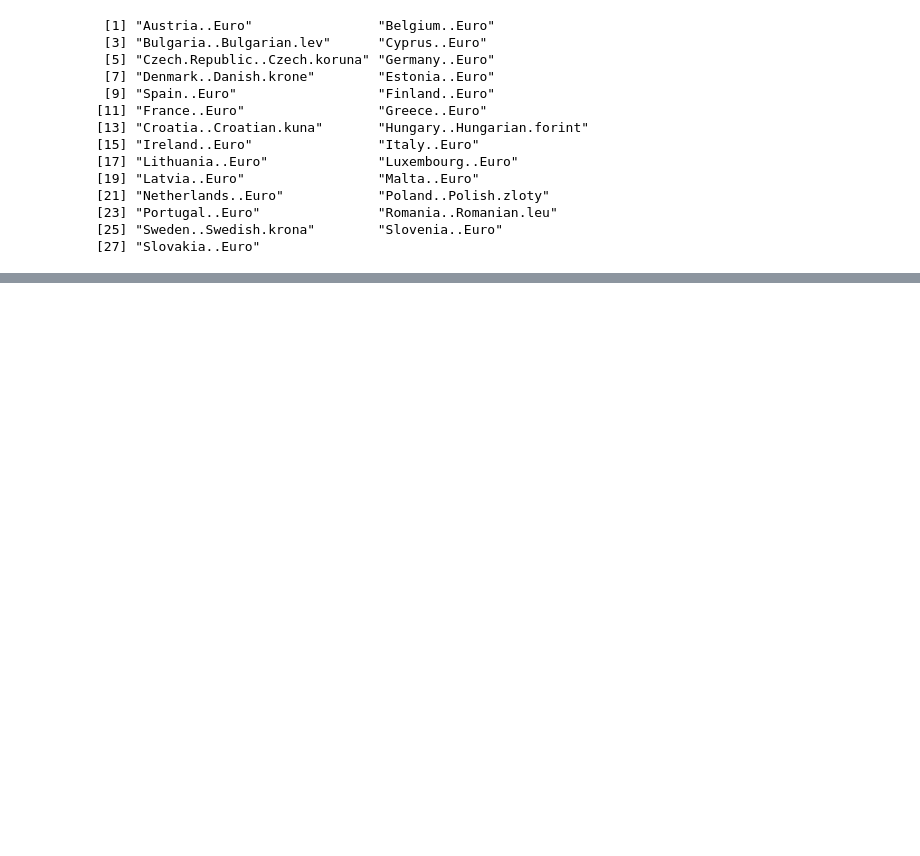
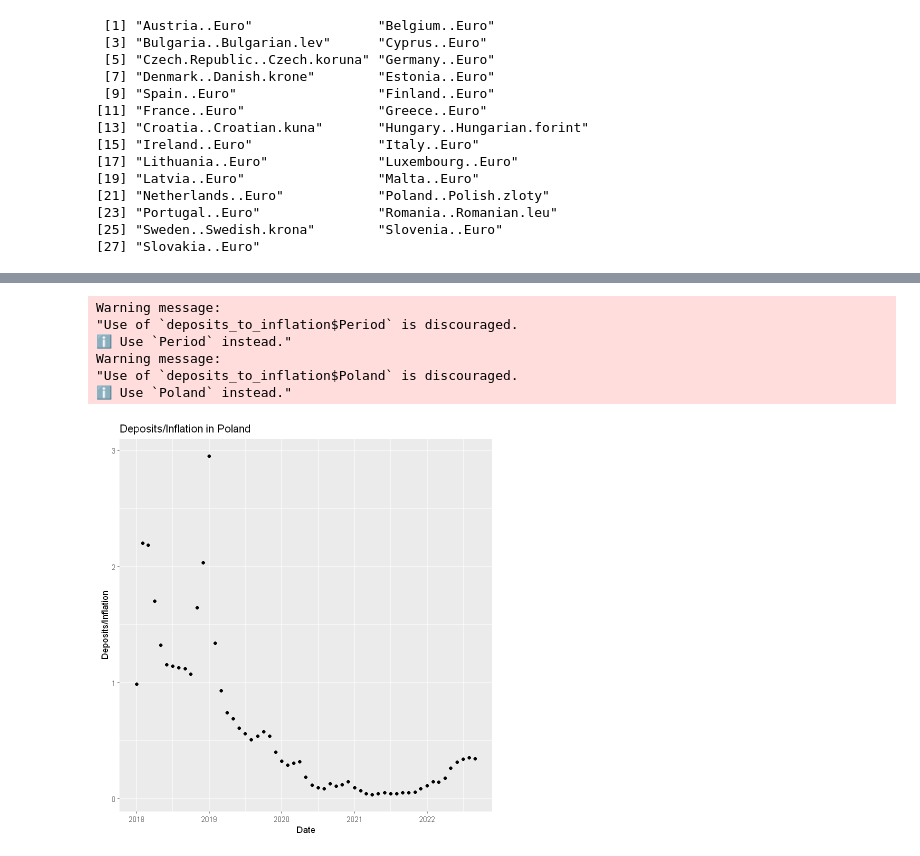
Before and after one commit to AdamixD/SAD_Projekt_1, a Jupyter notebook: Zadanie2.ipynb, the cells around one changed output, grey strips where cells are left out. Drawn from its saved outputs; the diff is of its cells as text; code cells hidden in the pictures; blank space fills up the shorter version.

Commit message:
deposits/inflation plot fixed

```diff
--- a/Zadanie2.ipynb
+++ b/Zadanie2.ipynb
@@ -219,0 +198,15 @@ A data.frame: 57 × 28
+# %%
+ggplot(data = deposits_to_inflation, aes(x = deposits_to_inflation$Period, y = deposits_to_inflation$Poland)) +
+  geom_point() +
+  theme(plot.margin = margin(.2,1,0.2,0.2, "cm")) +
+  labs(x = "Date",
+       y = "Deposits/Inflation",
+       title = "Deposits/Inflation in Poland")
+# %% [output]
+Warning message:
+"Use of `deposits_to_inflation$Period` is discouraged.
+ℹ Use `Period` instead."
+Warning message:
+"Use of `deposits_to_inflation$Poland` is discouraged.
+ℹ Use `Poland` instead."
+[figure, added]
```
Also changed, not shown: parts of 2 cells of this notebook.
